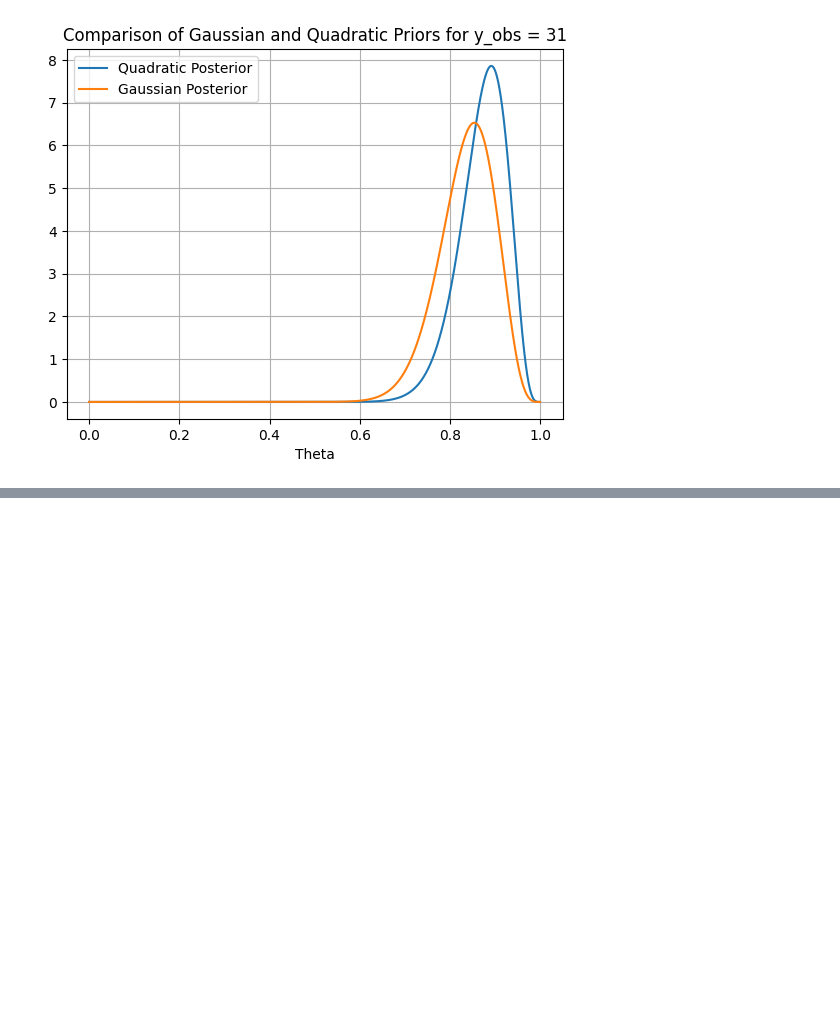
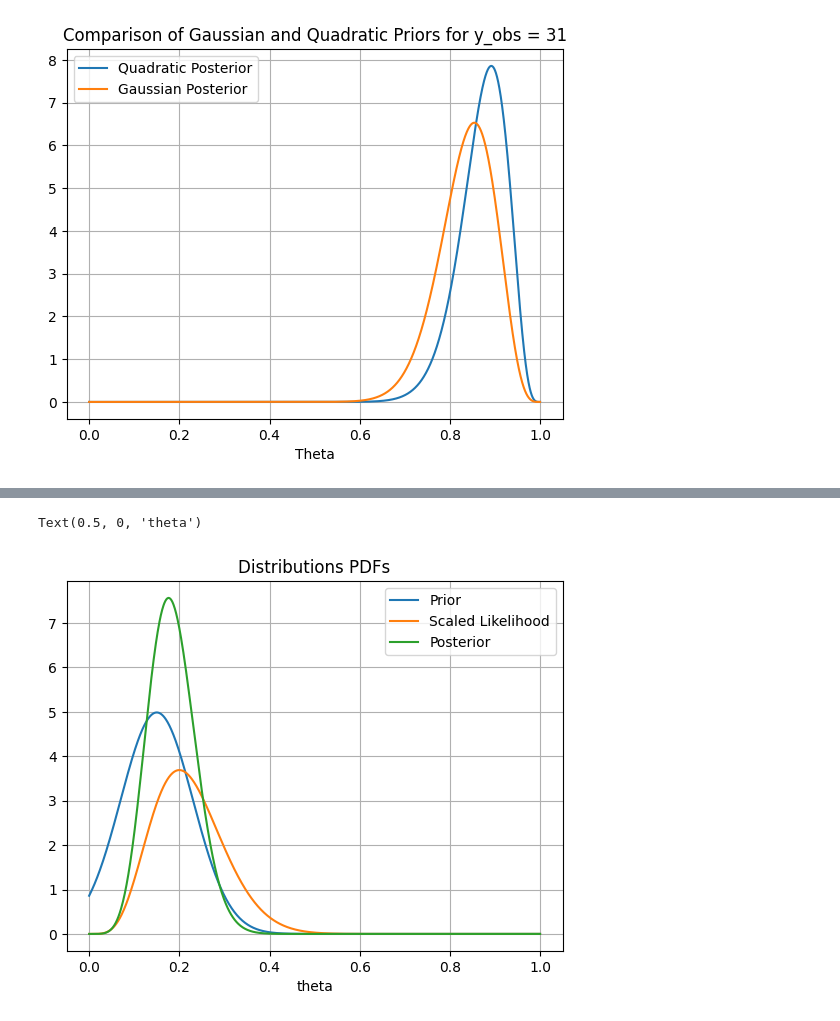
Before and after one commit to alexking100/BayesianInferenceLearning, a Jupyter notebook: web_book_bayesian_inference.ipynb, the cells around one changed output, grey strips where cells are left out. Saved outputs shown, nothing was run; the diff lists cells and outputs as text; code cells hidden in the pictures; blank space fills up the shorter version.

```diff
--- a/web_book_bayesian_inference.ipynb
+++ b/web_book_bayesian_inference.ipynb
@@ -293,0 +398,22 @@ Text(0.5, 0, 'Theta')
+# %%
+thetas = np.linspace(0, 1, 1001)
+
+priors = sp.stats.norm.pdf(thetas, 0.15, 0.08)
+
+scale_factor = 1000000
+likelihoods = thetas**5 * (1 - thetas)**20
+
+posteriors = likelihoods * priors
+posteriors = posteriors * len(posteriors) / sum(posteriors)
+
+fig, ax = plt.subplots(1)
+ax.grid(True)
+ax.plot(thetas, priors, label="Prior")
+ax.plot(thetas, scale_factor * likelihoods, label="Scaled Likelihood")
+ax.plot(thetas, posteriors, label="Posterior")
+ax.legend()
+ax.set_title("Distributions PDFs")
+ax.set_xlabel("theta")
+# %% [output]
+Text(0.5, 0, 'theta')
+[figure, added]
```
Also changed, not shown: parts of 15 cells of this notebook, 1 other file.
